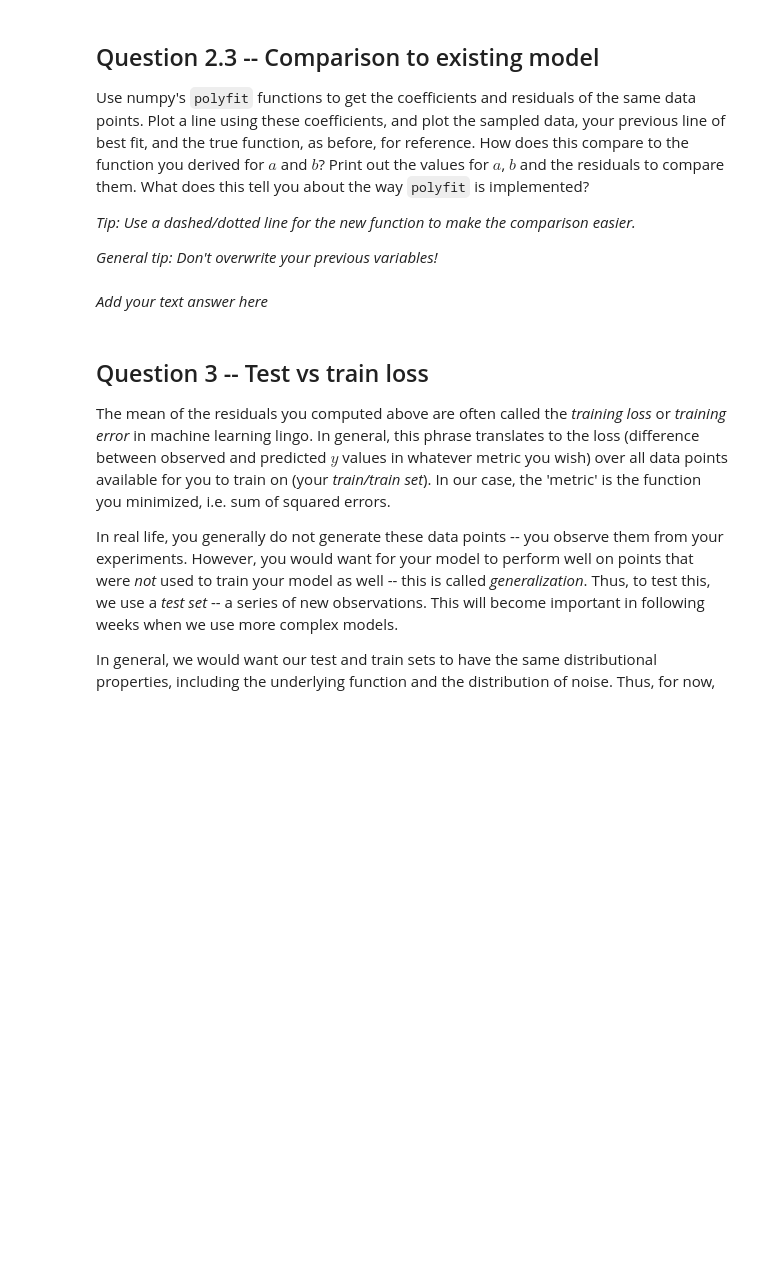
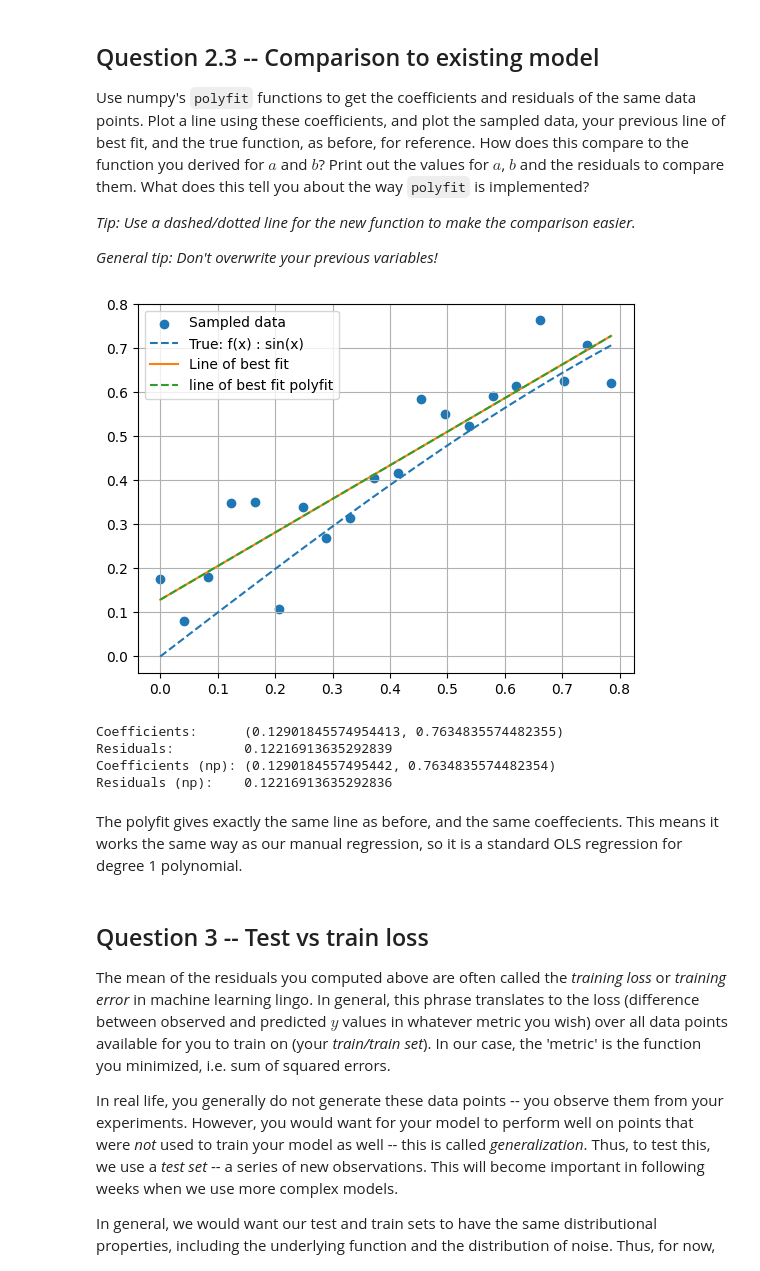
Before and after one commit to annadelpozo/MDL-Turing, a Jupyter notebook: TMDL_2024_25_Assignment_1,_Qs_only.ipynb, the cells around one changed output. Saved outputs shown, nothing was run; the diff lists cells and outputs as text; code cells hidden in the pictures; blank space fills up the shorter version.

```diff
--- a/TMDL_2024_25_Assignment_1,_Qs_only.ipynb
+++ b/TMDL_2024_25_Assignment_1,_Qs_only.ipynb
@@ -146,18 +154,32 @@ Use numpy's `polyfit` functions to get the coefficients and residuals of the sam
 *General tip: Don't overwrite your previous variables!*
 # %%
 # TODO: use np polyfit here
-b_np, a_np = ...
-y_best_np = ...
+b_np, a_np = np.polyfit(x,y,1)
+y_best_np = a_np + b_np*x
+res_np = compute_sos(y, y_best_np)
+# TODO: plot everything you need to
+plt.scatter(x,y, label = "Sampled data")
+plt.plot(x_pure, y_pure,linestyle = "dashed", label = "True: f(x) : sin(x)")
+plt.plot(x, y_best, label = "Line of best fit")
+plt.plot(x, y_best_np, linestyle = "dashed", label = "line of best fit polyfit")
 
-# TODO: plot everything you need to
-
+# make it pretty
+plt.grid()
+plt.legend()
+plt.show()
 # print results
 print("Coefficients:     ", (a, b))
 print("Residuals:        ", res)
 print("Coefficients (np):", (a_np, b_np))
 print("Residuals (np):   ", res_np)
+# %% [output]
+[figure, added]
+Coefficients:      (0.12901845574954413, 0.7634835574482355)
+Residuals:         0.12216913635292839
+Coefficients (np): (0.1290184557495442, 0.7634835574482354)
+Residuals (np):    0.12216913635292836
-# %% [markdown]
-*Add your text answer here*
+# %% [markdown]
+The polyfit gives exactly the same line as before, and the same coeffecients. This means it works the same way as our manual regression, so it is a standard OLS regression for degree 1 polynomial.
 # %% [markdown]
 ## Question 3 -- Test vs train loss
 
```
Also changed, not shown: parts of 9 cells of this notebook.
